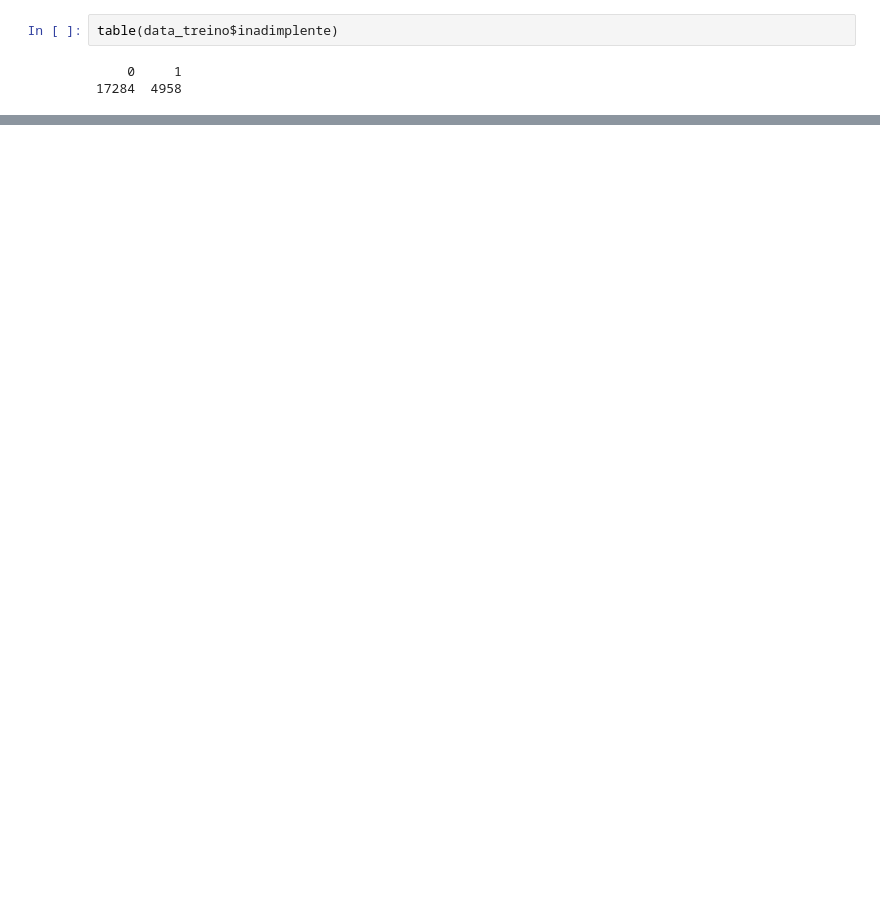
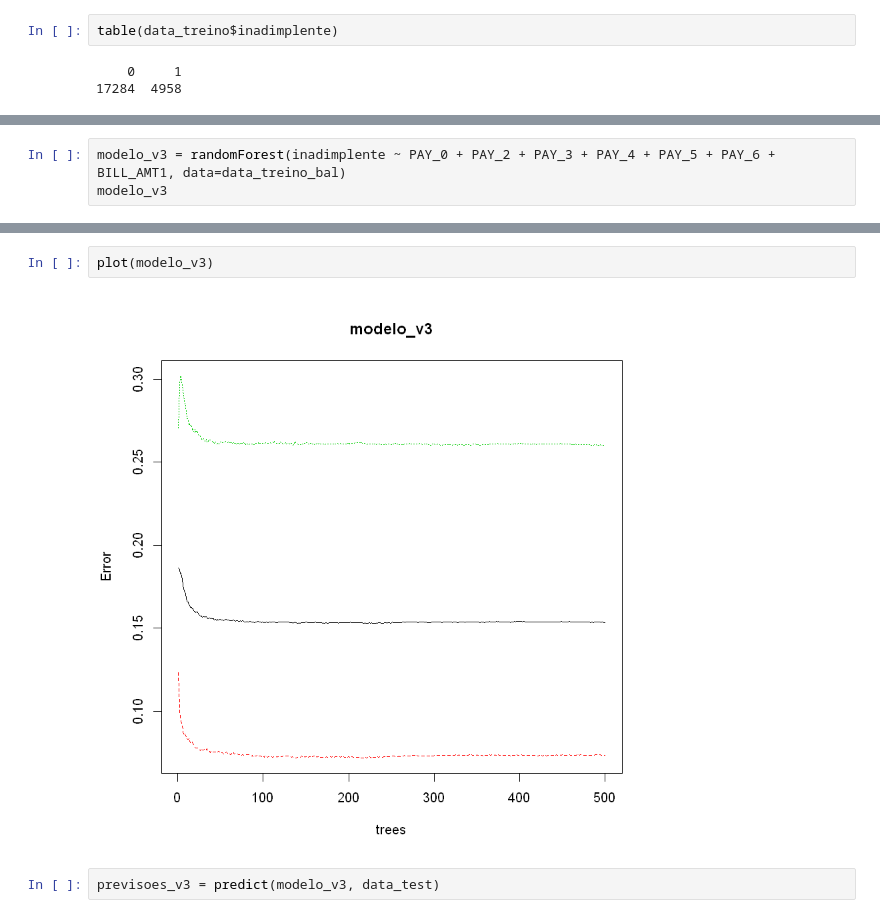
Before and after one commit to emariot/machine_learning, a Jupyter notebook: R/clientes_inadimplentes.ipynb, the cells around one changed output, grey strips where cells are left out. Cells and saved outputs as stored; diff of their text form; blank space fills up the shorter version.

```diff
--- a/R/clientes_inadimplentes.ipynb
+++ b/R/clientes_inadimplentes.ipynb
@@ -531,0 +600,3 @@ ERROR: Error in SMOTE(inadimplement ~ ., data = data_treino): não foi possível
+# %%
+modelo_v3 = randomForest(inadimplente ~ PAY_0 + PAY_2 + PAY_3 + PAY_4 + PAY_5 + PAY_6 + BILL_AMT1, data=data_treino_bal)
+modelo_v3
@@ -531,0 +615,6 @@ ERROR: Error in SMOTE(inadimplement ~ ., data = data_treino): não foi possível
+# %%
+plot(modelo_v3)
+# %% [output]
+[figure, added]
+# %%
+previsoes_v3 = predict(modelo_v3, data_test)
```
Also changed, not shown: parts of 22 cells of this notebook.
